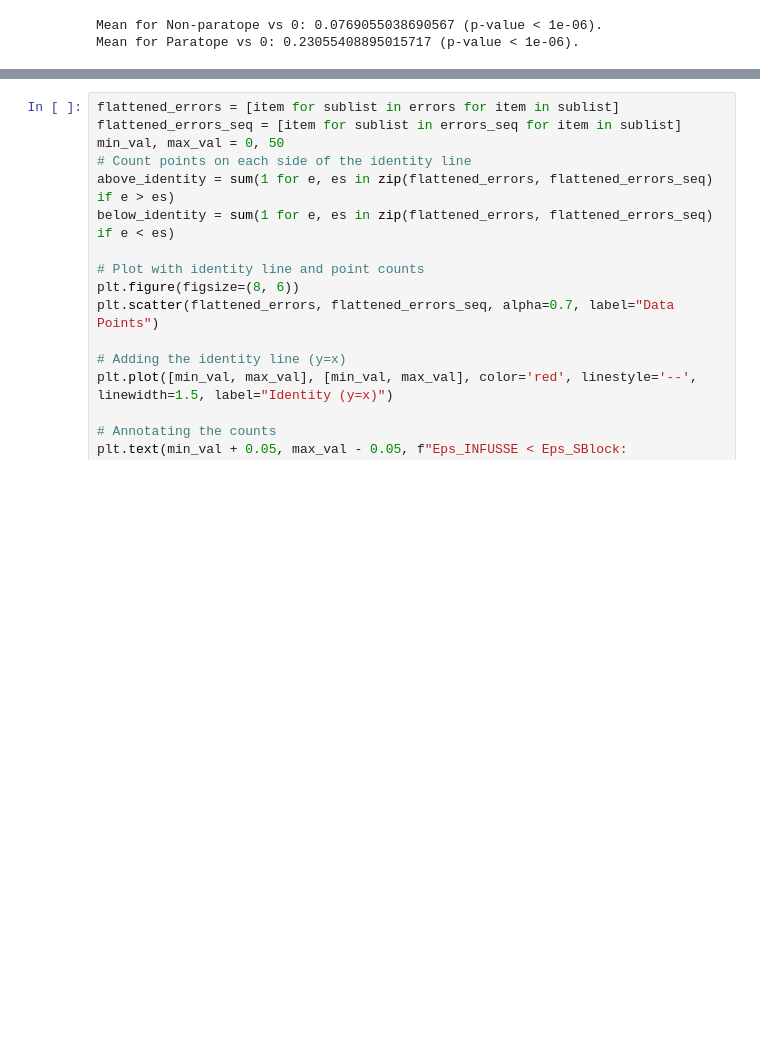
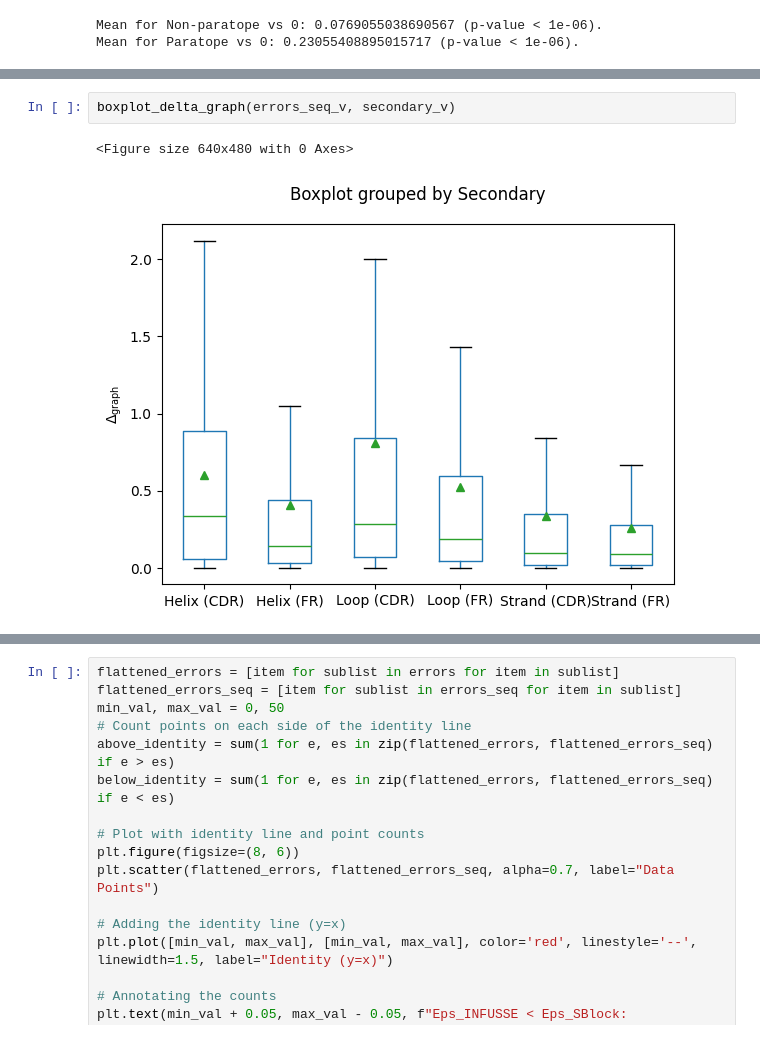
Before and after one commit to kevinmicha/INFUSSE, a Jupyter notebook: notebooks/Interpretability.ipynb, the cells around one changed output, grey strips where cells are left out. Drawn from its saved outputs; the diff is of its cells as text; blank space fills up the shorter version.

```diff
--- a/notebooks/Interpretability.ipynb
+++ b/notebooks/Interpretability.ipynb
@@ -194,0 +249,5 @@ Mean for Paratope vs 0: 0.23055408895015717 (p-value < 1e-06).
+# %%
+boxplot_delta_graph(errors_seq_v, secondary_v)
+# %% [output]
+<Figure size 640x480 with 0 Axes>
+[figure, added]
```
Also changed, not shown: parts of 35 cells of this notebook.
